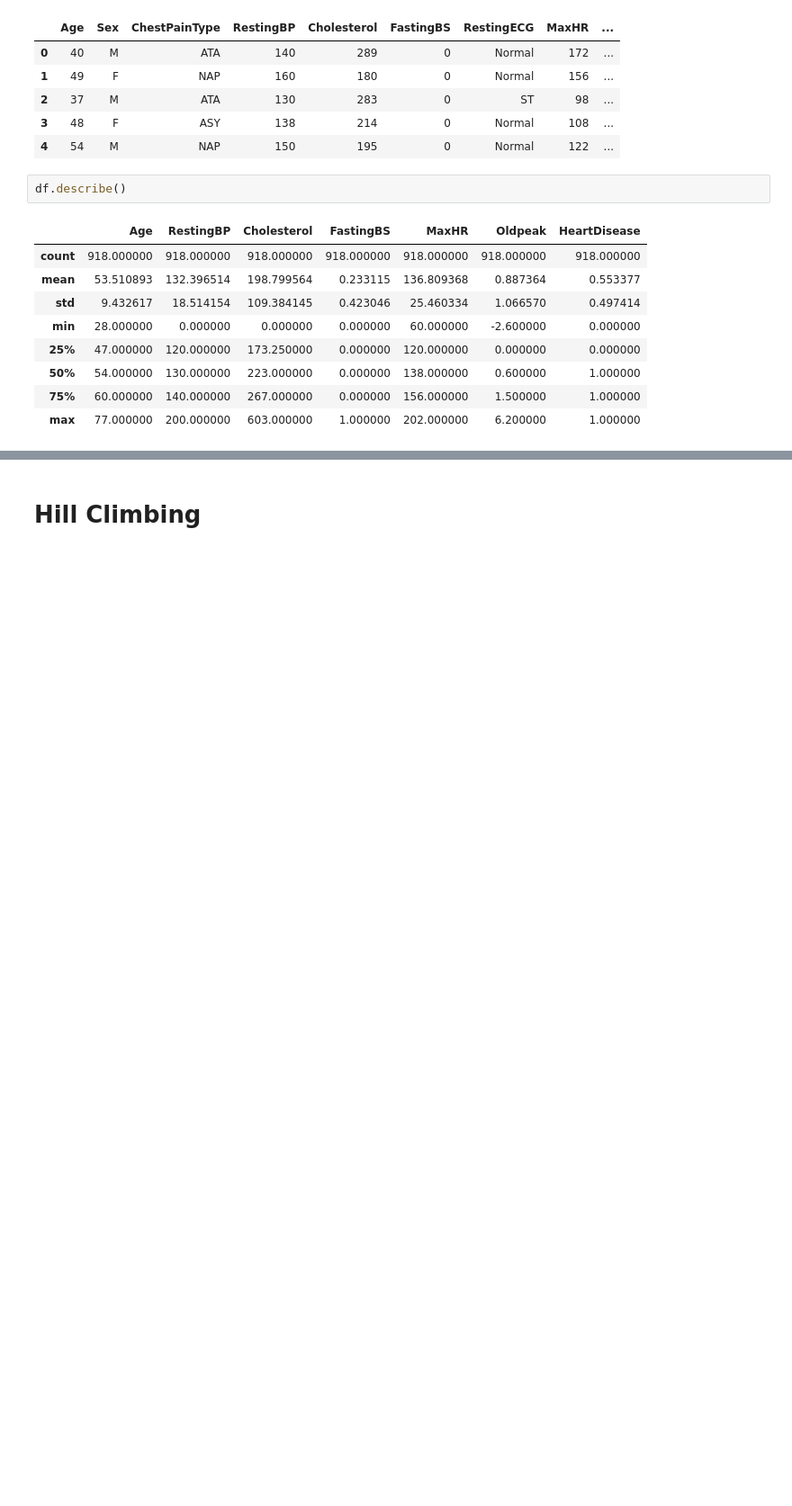
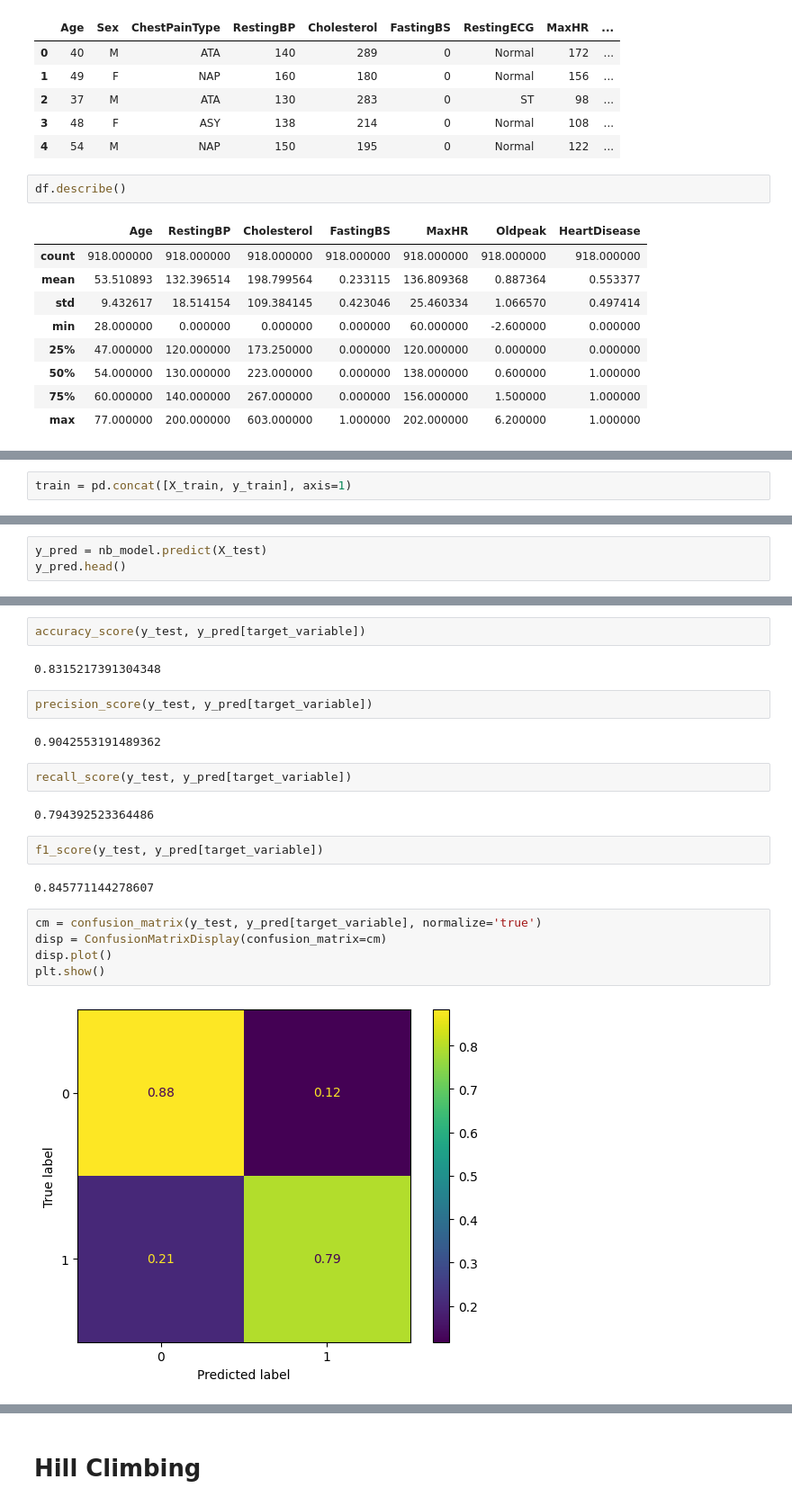
Before and after one commit to MatteoFasulo/BayesianHeartDisease, a Jupyter notebook: MLE_heart.ipynb, the cells around one changed output, grey strips where cells are left out. Shown at 90% size. Drawn from its saved outputs; the diff is of its cells as text; blank space fills up the shorter version.

```diff
--- a/MLE_heart.ipynb
+++ b/MLE_heart.ipynb
@@ -161,0 +75,2 @@ ValueError: Data has variables which are not in the model
+# %%
+train = pd.concat([X_train, y_train], axis=1)
@@ -161,0 +90,3 @@ ValueError: Data has variables which are not in the model
+# %%
+y_pred = nb_model.predict(X_test)
+y_pred.head()
@@ -161,0 +100,23 @@ ValueError: Data has variables which are not in the model
+# %%
+accuracy_score(y_test, y_pred[target_variable])
+# %% [output]
+0.8315217391304348
+# %%
+precision_score(y_test, y_pred[target_variable])
+# %% [output]
+0.9042553191489362
+# %%
+recall_score(y_test, y_pred[target_variable])
+# %% [output]
+0.794392523364486
+# %%
+f1_score(y_test, y_pred[target_variable])
+# %% [output]
+0.845771144278607
+# %%
+cm = confusion_matrix(y_test, y_pred[target_variable], normalize='true')
+disp = ConfusionMatrixDisplay(confusion_matrix=cm)
+disp.plot()
+plt.show()
+# %% [output]
+[figure, added]
```
Also changed, not shown: parts of 87 cells of this notebook, 2 other files.
